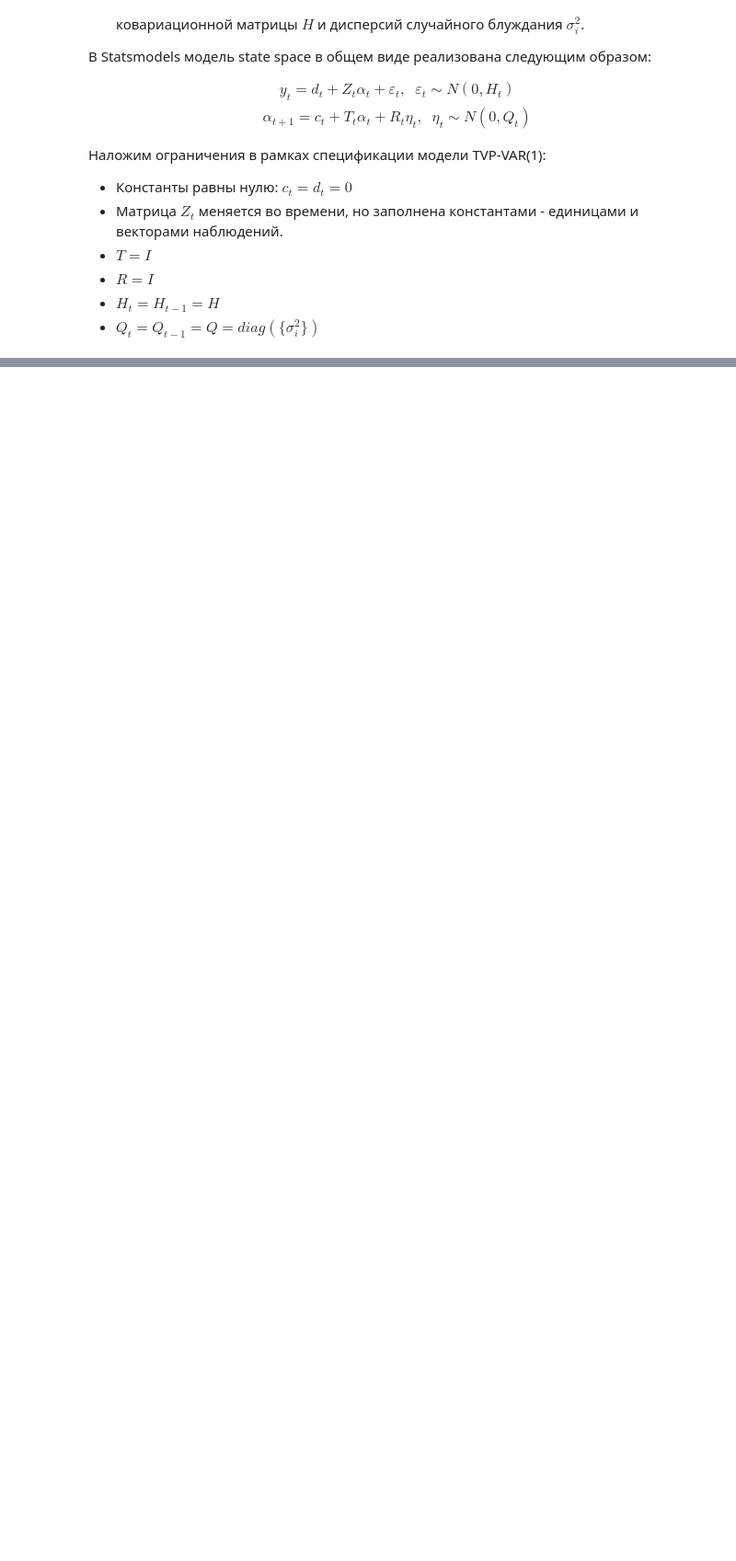
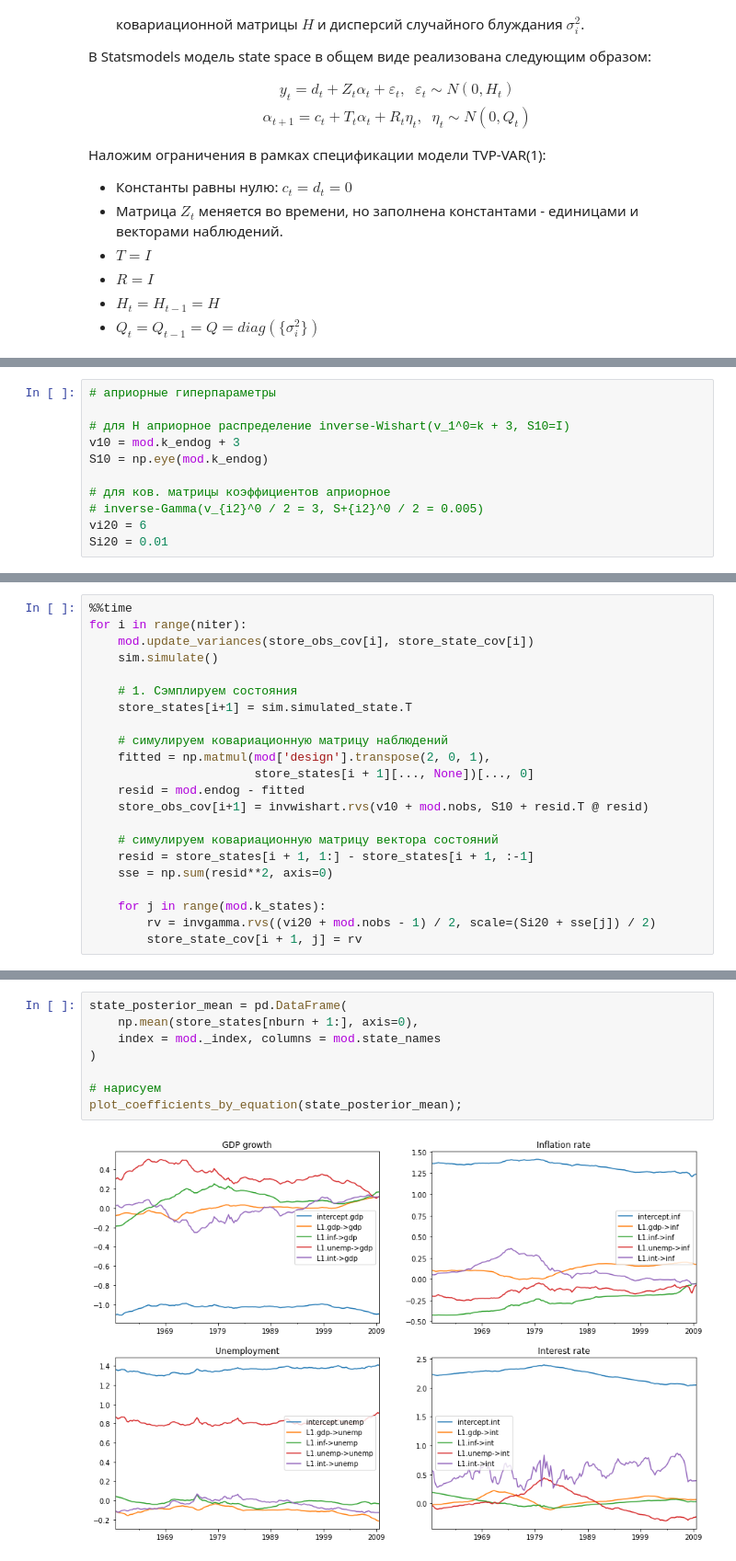
Before and after one commit to darkmetrics/usdrub, a Jupyter notebook: code/Model.ipynb, the cells around one changed output, grey strips where cells are left out. Shown at 92% size. Drawn from its saved outputs; the diff is of its cells as text; blank space fills up the shorter version.

```diff
--- a/code/Model.ipynb
+++ b/code/Model.ipynb
@@ -351,0 +721,11 @@ end: 20
+# %%
+# априорные гиперпараметры
+
+# для H априорное распределение inverse-Wishart(v_1^0=k + 3, S10=I)
+v10 = mod.k_endog + 3
+S10 = np.eye(mod.k_endog)
+
+# для ков. матрицы коэффициентов априорное
+# inverse-Gamma(v_{i2}^0 / 2 = 3, S+{i2}^0 / 2 = 0.005)
+vi20 = 6
+Si20 = 0.01
@@ -351,0 +759,22 @@ end: 20
+# %%
+%%time
+for i in range(niter):
+    mod.update_variances(store_obs_cov[i], store_state_cov[i])
+    sim.simulate()
+
+    # 1. Сэмплируем состояния
+    store_states[i+1] = sim.simulated_state.T
+
+    # симулируем ковариационную матрицу наблюдений
+    fitted = np.matmul(mod['design'].transpose(2, 0, 1),
+                       store_states[i + 1][..., None])[..., 0]
+    resid = mod.endog - fitted
+    store_obs_cov[i+1] = invwishart.rvs(v10 + mod.nobs, S10 + resid.T @ resid)
+
+    # симулируем ковариационную матрицу вектора состояний
+    resid = store_states[i + 1, 1:] - store_states[i + 1, :-1]
+    sse = np.sum(resid**2, axis=0)
+
+    for j in range(mod.k_states):
+        rv = invgamma.rvs((vi20 + mod.nobs - 1) / 2, scale=(Si20 + sse[j]) / 2)
+        store_state_cov[i + 1, j] = rv
@@ -351,0 +785,10 @@ end: 20
+# %%
+state_posterior_mean = pd.DataFrame(
+    np.mean(store_states[nburn + 1:], axis=0),
+    index = mod._index, columns = mod.state_names
+)
+
+# нарисуем
+plot_coefficients_by_equation(state_posterior_mean);
+# %% [output]
+[figure, added]
```
Also changed, not shown: parts of 56 cells of this notebook, 4 other files.
